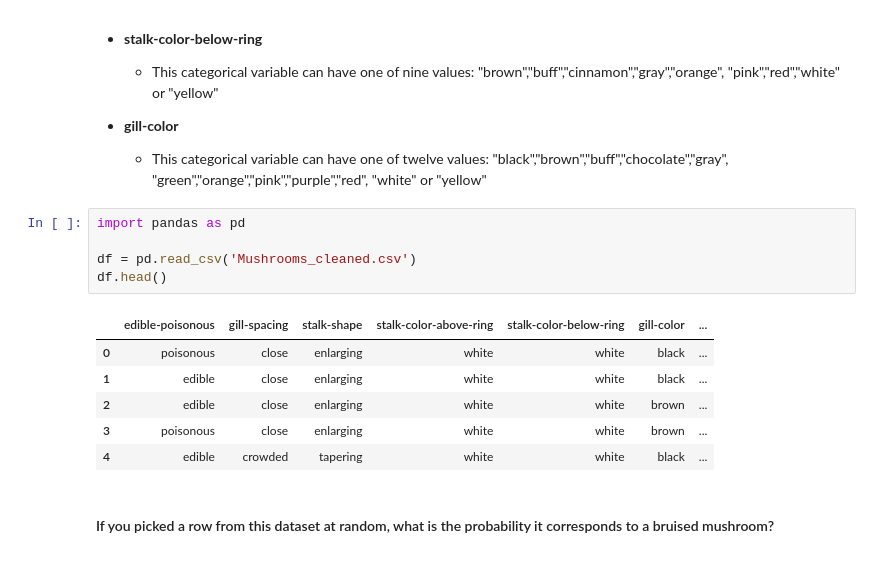
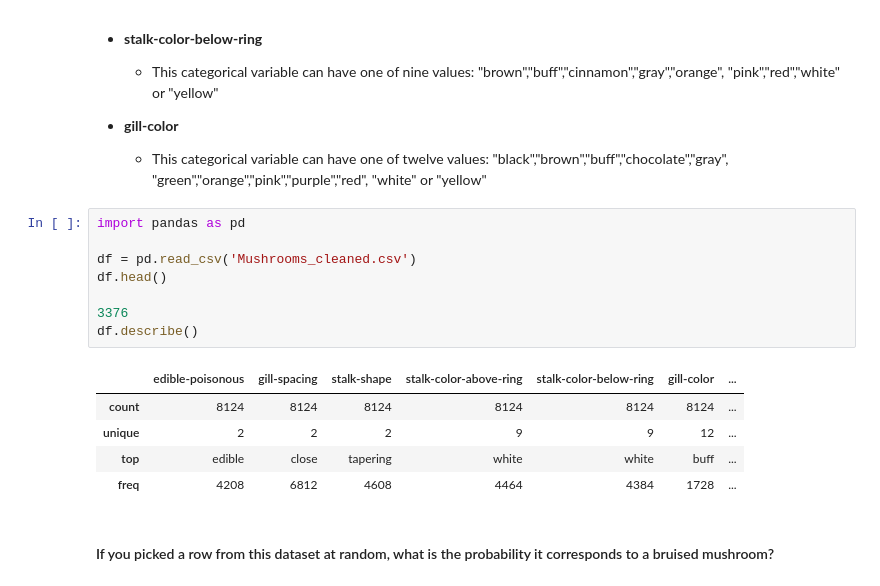
Before and after one commit to wwillis125/nyc-ds-100719-lectures, a Jupyter notebook: week-4/dsc-lp-PROBABILITY-permutations-combinations-conditional-partitioning-master/Probability-Permutations-Combinations-Conditional-Partitioning-Student-Version.ipynb, the cells around one changed output. Drawn from its saved outputs; the diff is of its cells as text.

```diff
--- a/week-4/dsc-lp-PROBABILITY-permutations-combinations-conditional-partitioning-master/Probability-Permutations-Combinations-Conditional-Partitioning-Student-Version.ipynb
+++ b/week-4/dsc-lp-PROBABILITY-permutations-combinations-conditional-partitioning-master/Probability-Permutations-Combinations-Conditional-Partitioning-Student-Version.ipynb
@@ -55,15 +55,17 @@ The modified dataset includes 4 variables:
 # %%
 import pandas as pd
 
 df = pd.read_csv('Mushrooms_cleaned.csv')
 df.head()
+
+3376
+df.describe()
 # %% [output]
 |  | edible-poisonous | gill-spacing | stalk-shape | stalk-color-above-ring | stalk-color-below-ring | gill-color | ... |
-| 0 | poisonous | close | enlarging | white | white | black | ... |
-| 1 | edible | close | enlarging | white | white | black | ... |
-| 2 | edible | close | enlarging | white | white | brown | ... |
-| 3 | poisonous | close | enlarging | white | white | brown | ... |
-| 4 | edible | crowded | tapering | white | white | black | ... |
+| count | 8124 | 8124 | 8124 | 8124 | 8124 | 8124 | ... |
+| unique | 2 | 2 | 2 | 9 | 9 | 12 | ... |
+| top | edible | close | tapering | white | white | buff | ... |
+| freq | 4208 | 6812 | 4608 | 4464 | 4384 | 1728 | ... |
 # %% [markdown]
 #### If you picked a row from this dataset at random, what is the probability it corresponds to a bruised mushroom?
 # %% [markdown]
```
Also changed, not shown: parts of 3 cells of this notebook, 23 other files.
